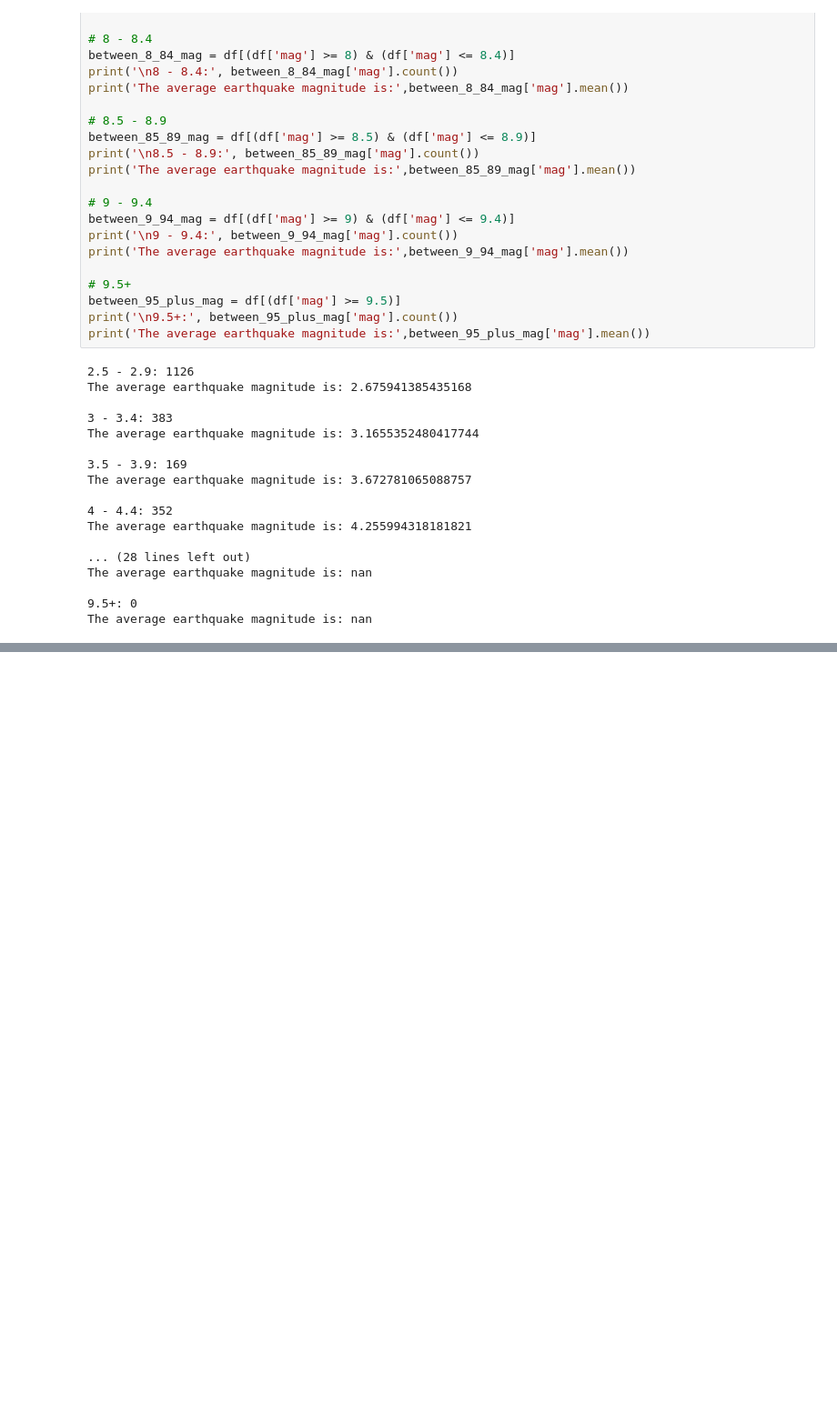
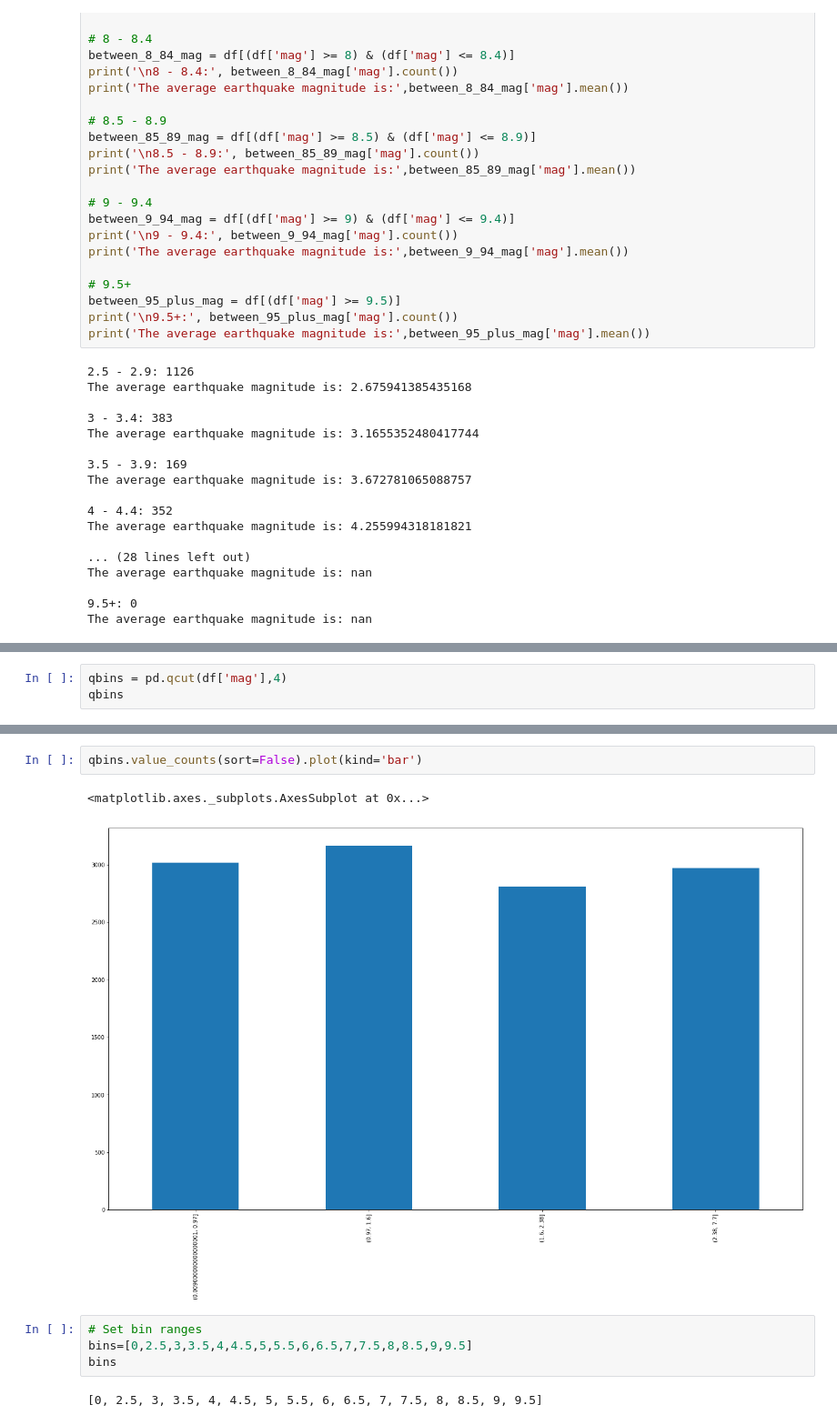
Before and after one commit to jacobpad/jacobpad.github.io, a Jupyter notebook: data/U1_Build_Week_Jacob_Padgett.ipynb, the cells around one changed output, grey strips where cells are left out. Shown at 91% size. Drawn from its saved outputs; the diff is of its cells as text; blank space fills up the shorter version.

```diff
--- a/data/U1_Build_Week_Jacob_Padgett.ipynb
+++ b/data/U1_Build_Week_Jacob_Padgett.ipynb
@@ -407,0 +549,3 @@ df_copy1
+# %%
+qbins = pd.qcut(df['mag'],4)
+qbins
@@ -407,0 +566,11 @@ df_copy1
+# %%
+qbins.value_counts(sort=False).plot(kind='bar')
+# %% [output]
+<matplotlib.axes._subplots.AxesSubplot at 0x...>
+[figure, added]
+# %%
+# Set bin ranges
+bins=[0,2.5,3,3.5,4,4.5,5,5.5,6,6.5,7,7.5,8,8.5,9,9.5]
+bins
+# %% [output]
+[0, 2.5, 3, 3.5, 4, 4.5, 5, 5.5, 6, 6.5, 7, 7.5, 8, 8.5, 9, 9.5]
```
Also changed, not shown: parts of 29 cells of this notebook.
